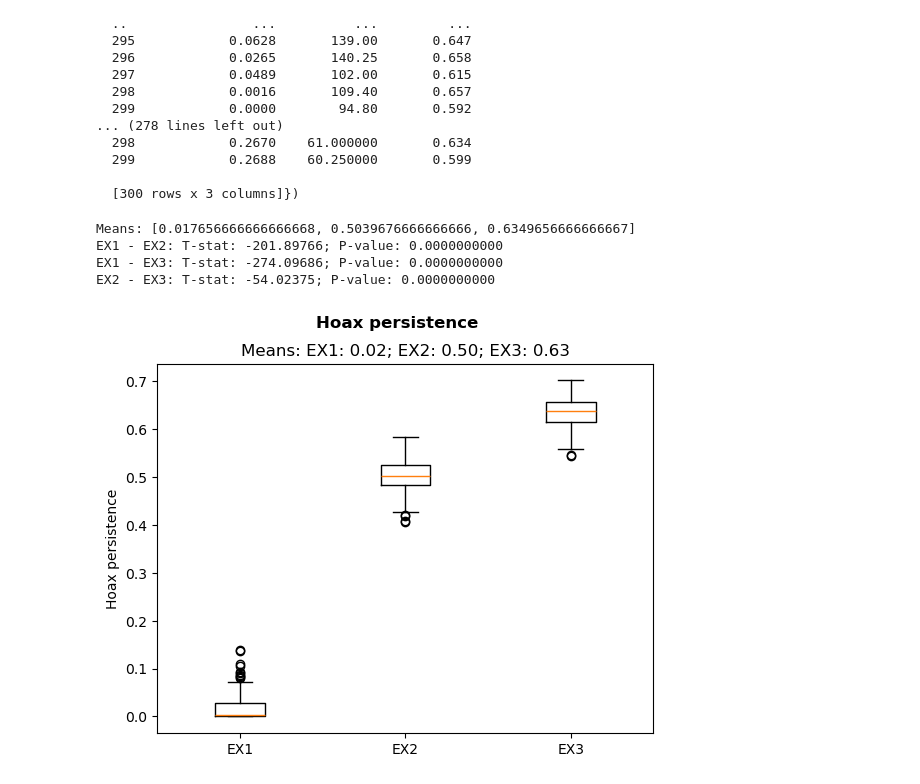
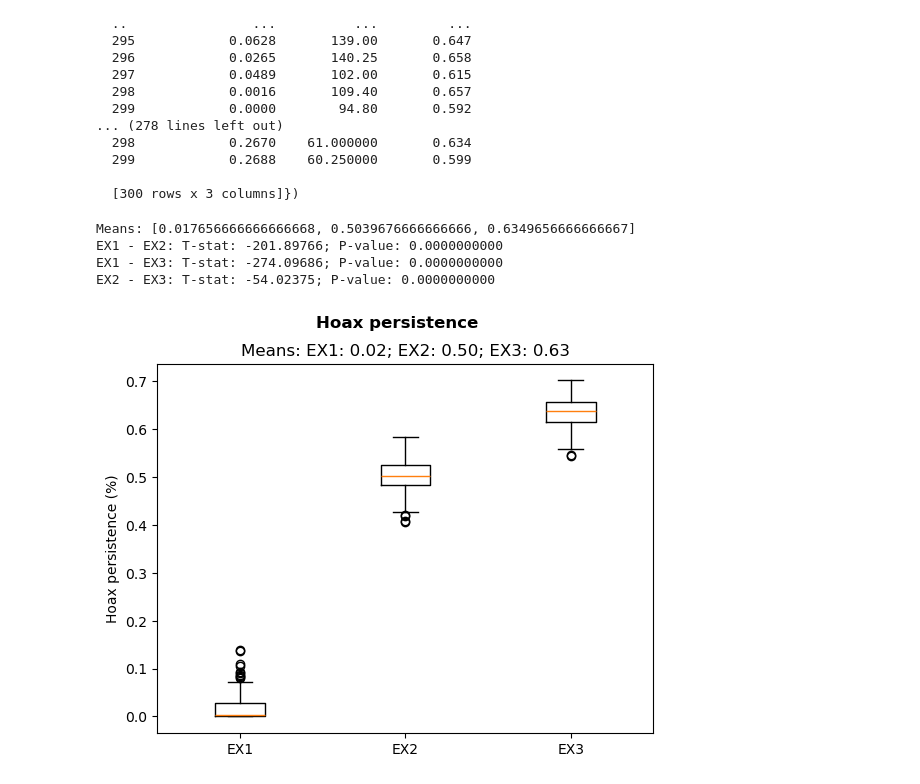
Before and after one commit to ErwinTerpstra/MisinformationSusceptibility, a Jupyter notebook: DataAnalysis.ipynb, the cells around one changed output. Saved outputs shown, nothing was run; the diff lists cells and outputs as text; code cells hidden in the pictures.

```diff
--- a/DataAnalysis.ipynb
+++ b/DataAnalysis.ipynb
@@ -109,33 +111,33 @@ ex1, ex2, ex3
 # %%
 reference_results = [ ex1[None], ex2[REFERENCE_S_MAX_VERIFY], ex3[REFERENCE_S_MAX_VERIFY] ]
 
 persistence_values = [ df['hoax_persistence'] for df in reference_results ]
 persistence_means = [ df.mean() for df in persistence_values ]
 
 t_stat12, p_value12 = stats.ttest_rel(persistence_values[0], persistence_values[1])
 t_stat13, p_value13 = stats.ttest_rel(persistence_values[0], persistence_values[2])
 t_stat23, p_value23 = stats.ttest_rel(persistence_values[1], persistence_values[2])
 
 
 fig = plt.boxplot(
 	x=persistence_values,
 	labels=[ 'EX1', 'EX2', 'EX3'],
 )
 
-plt.ylabel('Hoax persistence')
+plt.ylabel('Hoax persistence (%)')
 plt.suptitle('Hoax persistence', weight='bold')
 plt.title(f'Means: EX1: {persistence_means[0]:.2f}; EX2: {persistence_means[1]:.2f}; EX3: {persistence_means[2]:.2f}')
 
 print(f'Means: {persistence_means}')
 print(f'EX1 - EX2: T-stat: {t_stat12:.5f}; P-value: {p_value12:.10f}')
 print(f'EX1 - EX3: T-stat: {t_stat13:.5f}; P-value: {p_value13:.10f}')
 print(f'EX2 - EX3: T-stat: {t_stat23:.5f}; P-value: {p_value23:.10f}')
 # %% [output]
 Means: [0.017656666666666668, 0.5039676666666666, 0.6349656666666667]
 EX1 - EX2: T-stat: -201.89766; P-value: 0.0000000000
 EX1 - EX3: T-stat: -274.09686; P-value: 0.0000000000
 EX2 - EX3: T-stat: -54.02375; P-value: 0.0000000000
-[figure, old version]
+[figure, new version]
 # %%
 spread_values = [ df['hoax_spread'] for df in reference_results ]
 spread_means = [ df.mean() for df in spread_values ]
```
Also changed, not shown: parts of 5 cells of this notebook, 4 other files.
